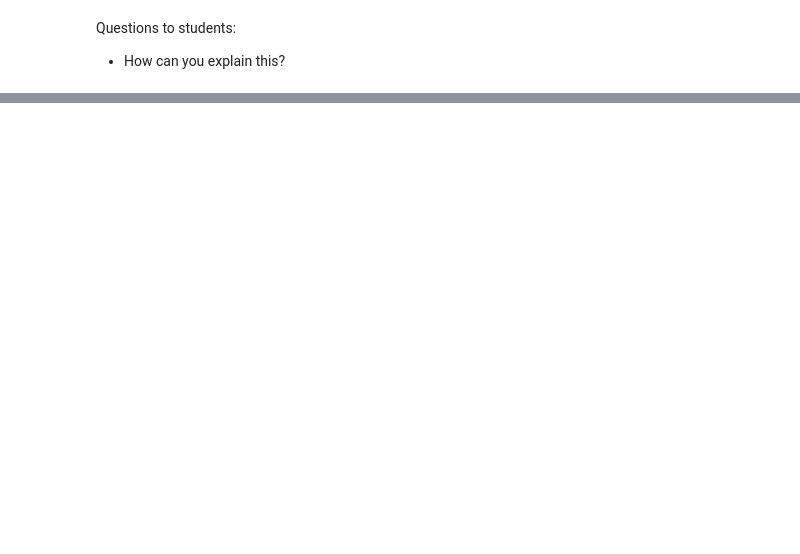
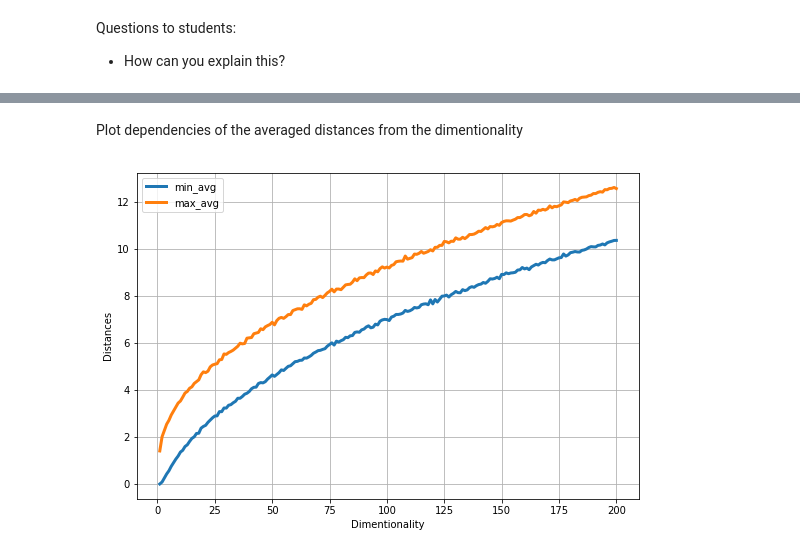
Before and after one commit to shestakoff/hse_se_ml, a Jupyter notebook: 2019/s2-metric/seminar2-knn.ipynb, the cells around one changed output, grey strips where cells are left out. Cells and saved outputs as stored; diff of their text form; code cells hidden in the pictures; blank space fills up the shorter version.

```diff
--- a/2019/s2-metric/seminar2-knn.ipynb
+++ b/2019/s2-metric/seminar2-knn.ipynb
@@ -482,0 +496,45 @@ Questions to students:
+# %%
+# Import cdist function
+from scipy.spatial.distance import cdist
+
+min_avg = []
+max_avg = []
+dimentions = range(1, 201)
+
+# For each dimention
+for d in dimentions:
+
+    # Create random sample with 100 points and dimention d
+    XX = np.random.uniform(-1, 1, (100, d))
+
+    # Calculate distances between pairs of points
+    D = cdist(XX, XX, metric='euclidean')
+    D[np.diag_indices(100)] = np.nan # replace diagonal values with nan
+
+    # Find averaged minimum and maximum distances
+    min_avg.append(np.nanmin(D, axis=1).mean())
+    max_avg.append(np.nanmax(D, axis=1).mean())
+
+# Cnvert lists into numpy.array
+min_avg = np.array(min_avg)
+max_avg = np.array(max_avg)
+
+# Calculate ratio
+ratio = max_avg/min_avg
+# %% [markdown]
+Plot dependencies of the averaged distances from the dimentionality
+# %%
+# Create an figure with a custom size
+plt.figure(figsize=(9, 6))
+
+plt.plot(dimentions, min_avg, label='min_avg', linewidth=3)
+plt.plot(dimentions, max_avg, label='max_avg', linewidth=3)
+
+plt.xlabel('Dimentionality')
+plt.ylabel('Distances')
+
+plt.legend()
+plt.grid(b=1)
+plt.show()
+# %% [output]
+[figure, added]
```
Also changed, not shown: parts of 20 cells of this notebook, 2 other files.
